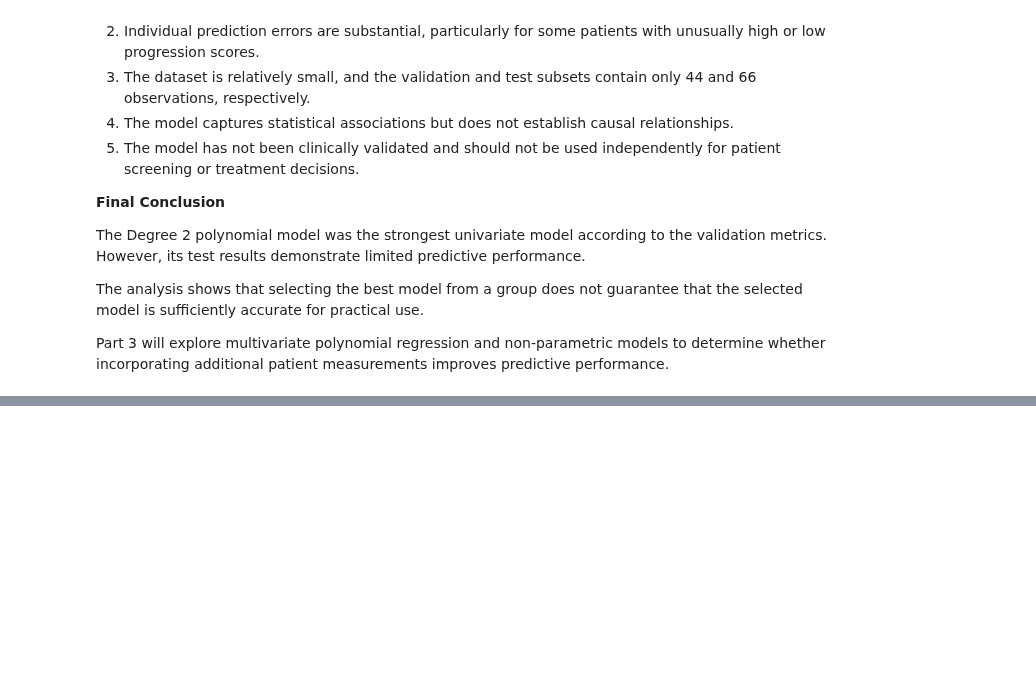
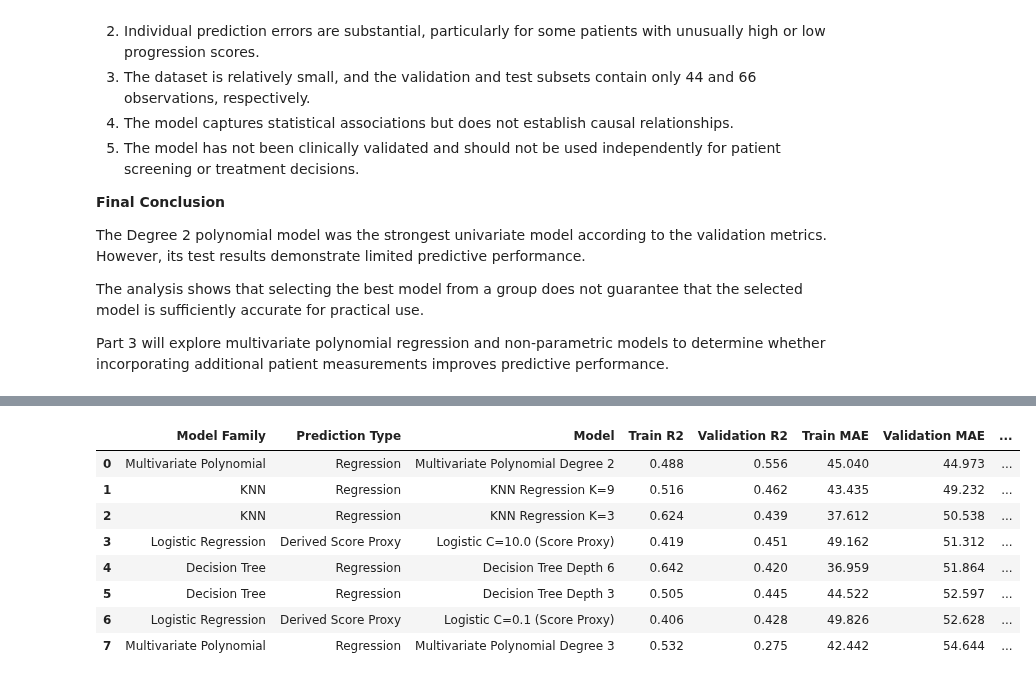
Before and after one commit to UbaidUllah777/PracticalLab2_DiabetesRegression, a Jupyter notebook: PracticalLab2_DiabetesRegression.ipynb, the cells around one changed output, grey strips where cells are left out. Saved outputs shown, nothing was run; the diff lists cells and outputs as text; code cells hidden in the pictures; blank space fills up the shorter version.

Commit message:
Complete Part 3 model evaluation and cross-validation

```diff
--- a/PracticalLab2_DiabetesRegression.ipynb
+++ b/PracticalLab2_DiabetesRegression.ipynb
@@ -1302,0 +1856,14 @@ Part 3 will explore multivariate polynomial regression and non-parametric models
+# %%
+
+# Compare both Logistic Regression models
+logistic_classification_results, logistic_score_results = (
+    logistic_regression.compare_models()
+)
+
+# Display classification performance
+print("Logistic Regression Classification Comparison:")
+display(logistic_classification_results.round(3))
+
+# Display approximate continuous score performance
+print("\nLogistic Regression Derived Score Comparison:")
+display(logistic_score_results.round(3))
@@ -1302,0 +1956,69 @@ Part 3 will explore multivariate polynomial regression and non-parametric models
+# %%
+
+# Combine all eight Part 3 models into one comparison table
+
+metric_columns = [
+    "Model",
+    "Train R2",
+    "Validation R2",
+    "Train MAE",
+    "Validation MAE",
+    "Train MAPE (%)",
+    "Validation MAPE (%)"
+]
+
+model_tables = [
+    ("Multivariate Polynomial", multivariate_results, "Regression"),
+    ("Decision Tree", tree_results, "Regression"),
+    ("KNN", knn_results, "Regression"),
+    ("Logistic Regression", logistic_score_results, "Derived Score Proxy")
+]
+
+comparison_frames = []
+
+for family, results_df, prediction_type in model_tables:
+
+    model_data = results_df[metric_columns].copy()
+
+    model_data.insert(0, "Model Family", family)
+    model_data.insert(1, "Prediction Type", prediction_type)
+
+    comparison_frames.append(model_data)
+
+# Create and rank the unified comparison table
+all_model_results = pd.concat(
+    comparison_frames,
+    ignore_index=True
+)
+
+all_model_results = (
+    all_model_results
+    .sort_values("Validation MAE", ascending=True)
+    .reset_index(drop=True)
+)
+
+print("Part 3 - Complete Model Comparison:")
+display(all_model_results.round(3))
+
+# Select best native regression model using validation MAE
+native_results = all_model_results[
+    all_model_results["Prediction Type"] == "Regression"
+]
+
+best_model_row = native_results.iloc[0]
+
+print("\nBest Native Regression Model:")
+print("Model:", best_model_row["Model"])
+print("Validation R2:", round(best_model_row["Validation R2"], 3))
+print("Validation MAE:", round(best_model_row["Validation MAE"], 3))
+print(
+    "Validation MAPE (%):",
+    round(best_model_row["Validation MAPE (%)"], 3)
+)
+
+# Verify all required models are included
+assert len(all_model_results) == 8
+assert len(native_results) == 6
+
+print("\nAll eight Part 3 models included: PASS")
+# %% [output]
@@ -1302,0 +2026,9 @@ Part 3 will explore multivariate polynomial regression and non-parametric models
+|  | Model Family | Prediction Type | Model | Train R2 | Validation R2 | Train MAE | Validation MAE | ... |
+| 0 | Multivariate Polynomial | Regression | Multivariate Polynomial Degree 2 | 0.488 | 0.556 | 45.040 | 44.973 | ... |
+| 1 | KNN | Regression | KNN Regression K=9 | 0.516 | 0.462 | 43.435 | 49.232 | ... |
+| 2 | KNN | Regression | KNN Regression K=3 | 0.624 | 0.439 | 37.612 | 50.538 | ... |
+| 3 | Logistic Regression | Derived Score Proxy | Logistic C=10.0 (Score Proxy) | 0.419 | 0.451 | 49.162 | 51.312 | ... |
+| 4 | Decision Tree | Regression | Decision Tree Depth 6 | 0.642 | 0.420 | 36.959 | 51.864 | ... |
+| 5 | Decision Tree | Regression | Decision Tree Depth 3 | 0.505 | 0.445 | 44.522 | 52.597 | ... |
+| 6 | Logistic Regression | Derived Score Proxy | Logistic C=0.1 (Score Proxy) | 0.406 | 0.428 | 49.826 | 52.628 | ... |
+| 7 | Multivariate Polynomial | Regression | Multivariate Polynomial Degree 3 | 0.532 | 0.275 | 42.442 | 54.644 | ... |
```
Also changed, not shown: parts of 47 cells of this notebook, 6 other files.
